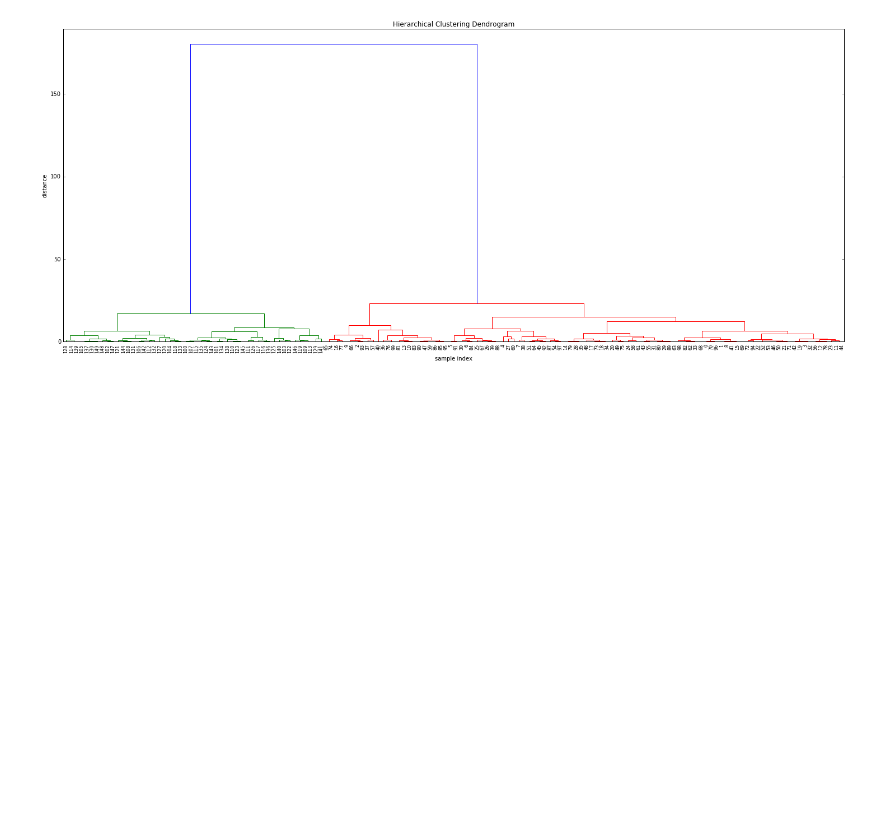
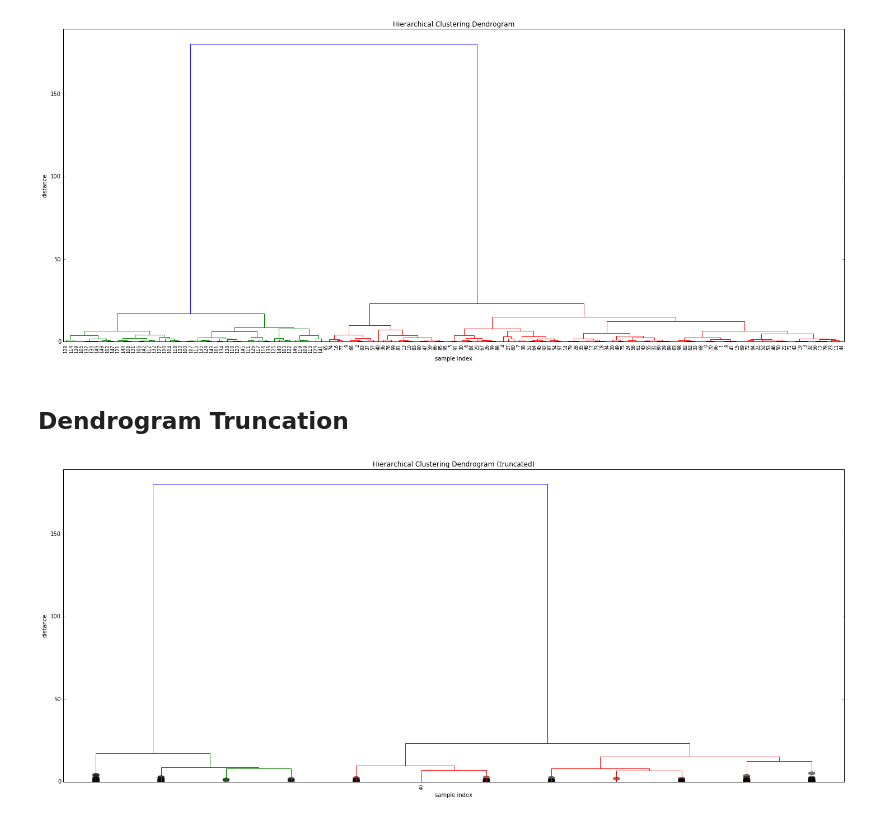
Before and after one commit to shintotm/Kaggle, a Jupyter notebook: IrisSpecies/python/SciPy Hierarchical Clustering and Dendrogram Tutorial.ipynb, the cells around one changed output. Cells and saved outputs as stored; diff of their text form; code cells hidden in the pictures; blank space fills up the shorter version.

Commit message:
Dendrogram Truncation

```diff
--- a/IrisSpecies/python/SciPy Hierarchical Clustering and Dendrogram Tutorial.ipynb
+++ b/IrisSpecies/python/SciPy Hierarchical Clustering and Dendrogram Tutorial.ipynb
@@ -47,3 +47,16 @@ dendrogram(Z, leaf_rotation=90., leaf_font_size=8.)
 plt.show()
 # %% [output]
 [figure]
+# %% [markdown]
+## Dendrogram Truncation
+# %%
+plt.figure(figsize=(25,10))
+plt.title('Hierarchical Clustering Dendrogram (truncated)')
+plt.xlabel('sample index')
+plt.ylabel('distance')
+dendrogram(Z, truncate_mode='lastp', p=12,
+           show_leaf_counts=False, leaf_rotation=90.,
+           leaf_font_size=8., show_contracted=True)
+plt.show()
+# %% [output]
+[figure, added]
```
